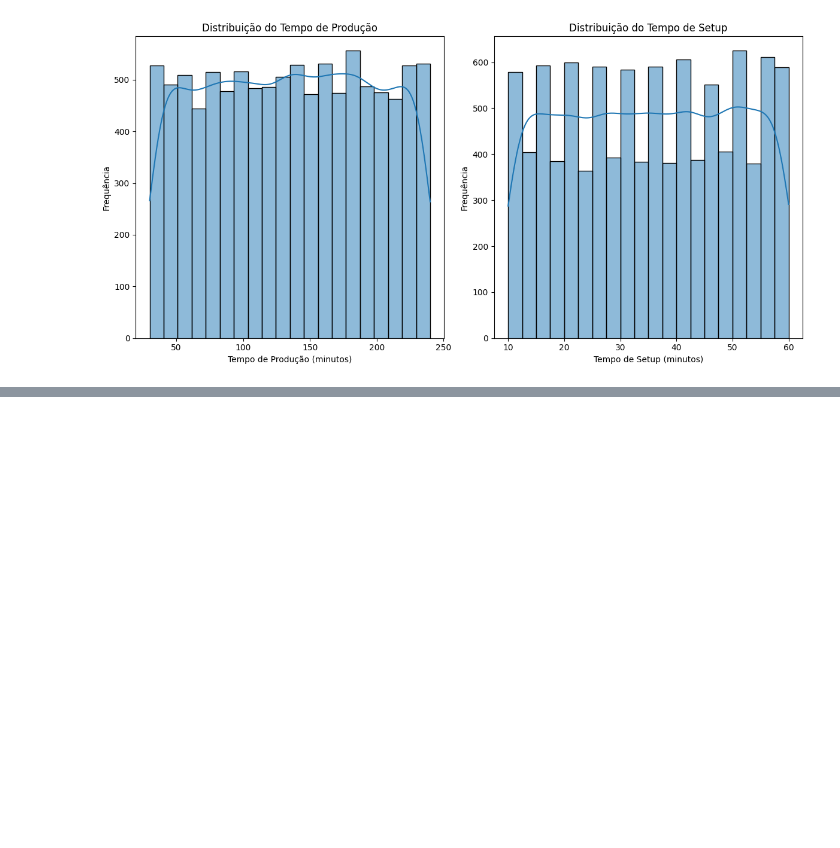
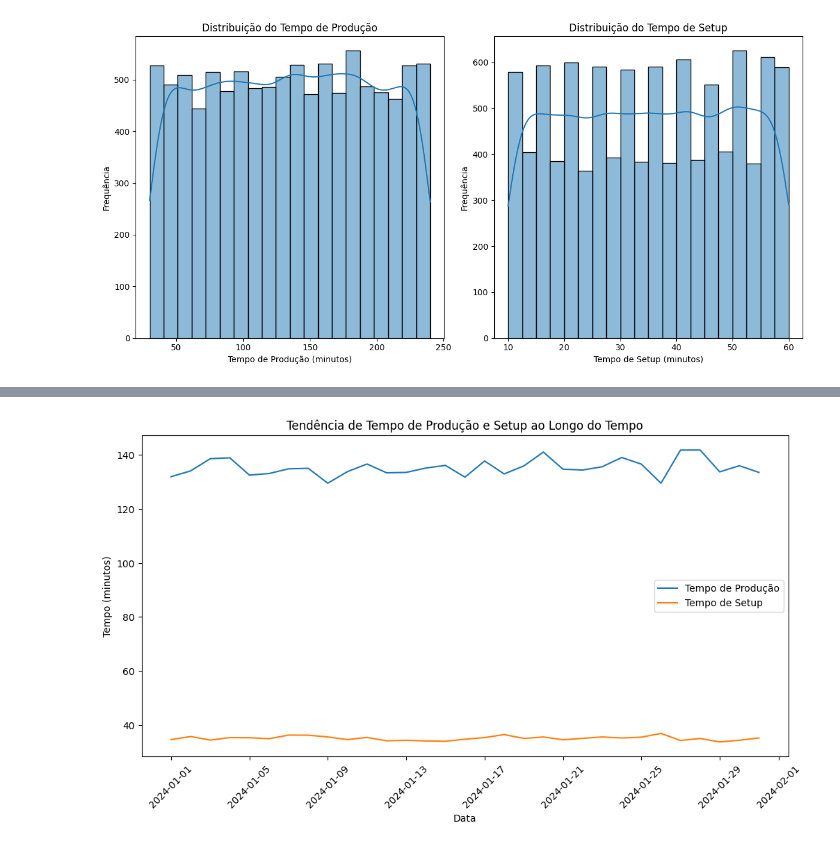
Before and after one commit to andreschuenck/Portfolio-Data-Analysis-1, a Jupyter notebook: notebooks/analise_dados.ipynb, the cells around one changed output, grey strips where cells are left out. Cells and saved outputs as stored; diff of their text form; code cells hidden in the pictures; blank space fills up the shorter version.

```diff
--- a/notebooks/analise_dados.ipynb
+++ b/notebooks/analise_dados.ipynb
@@ -201,0 +369,6 @@ plt.show()
+# %%
+# Garantindo que apenas colunas numéricas sejam consideradas
+df[['Tempo_Producao', 'Tempo_Setup']] = df[['Tempo_Producao', 'Tempo_Setup']].apply(pd.to_numeric, errors='coerce')
+
+# Agrupando por data e calculando a média apenas das colunas numéricas
+df_agrupado = df.groupby(df['Data_Producao'].dt.date)[['Tempo_Producao', 'Tempo_Setup']].mean()
@@ -201,0 +387,21 @@ plt.show()
+# %%
+df['Data_Producao'] = pd.to_datetime(df['Data_Producao'])
+
+# Selecionando apenas colunas numéricas para evitar erros
+colunas_numericas = df.select_dtypes(include=['number'])
+
+# Agrupando por data e calculando a média apenas para colunas numéricas
+df_agrupado = df.groupby(df['Data_Producao'].dt.date)[colunas_numericas.columns].mean()
+
+# Plotando as tendências ao longo do tempo
+plt.figure(figsize=(12, 6))
+plt.plot(df_agrupado.index, df_agrupado['Tempo_Producao'], label='Tempo de Produção')
+plt.plot(df_agrupado.index, df_agrupado['Tempo_Setup'], label='Tempo de Setup')
+plt.title('Tendência de Tempo de Produção e Setup ao Longo do Tempo')
+plt.xlabel('Data')
+plt.ylabel('Tempo (minutos)')
+plt.legend()
+plt.xticks(rotation=45)
+plt.show()
+# %% [output]
+[figure, added]
```
Also changed, not shown: parts of 17 cells of this notebook.
